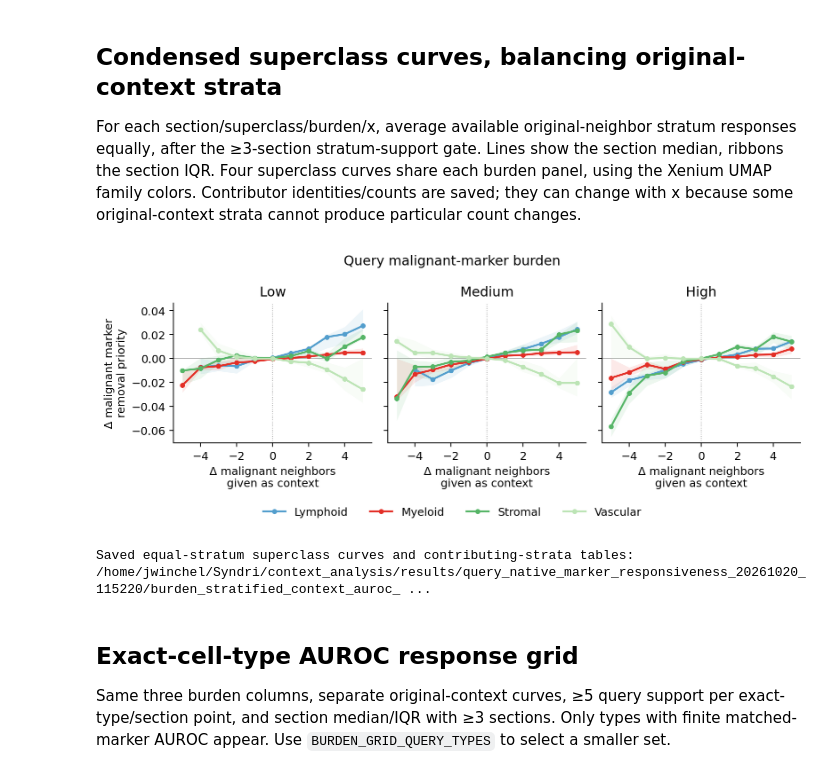
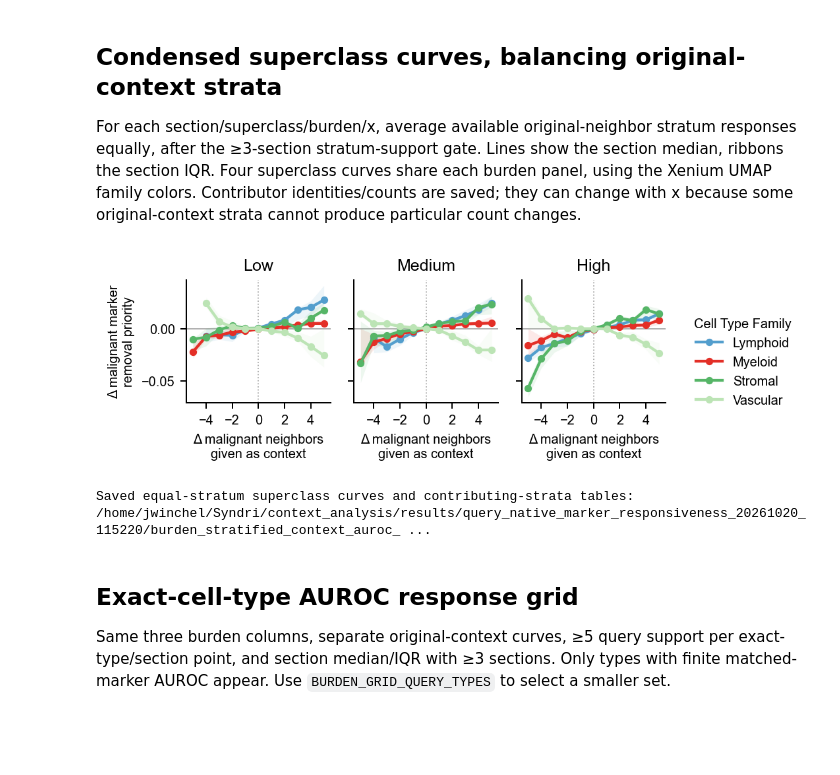
Before and after one commit to gkrieg/Syndri, a Jupyter notebook: context_analysis/ResponsivenessQueryNativeMarkers.ipynb, the cells around one changed output. Cells and saved outputs as stored; diff of their text form; code cells hidden in the pictures; blank space fills up the shorter version.

```diff
--- a/context_analysis/ResponsivenessQueryNativeMarkers.ipynb
+++ b/context_analysis/ResponsivenessQueryNativeMarkers.ipynb
@@ -14,6 +14,17 @@ import sys, json
 import numpy as np
 import pandas as pd
 import matplotlib.pyplot as plt
+import matplotlib.font_manager as fm
+import matplotlib as mpl
+
+# Path to where you saved the downloaded Arial file
+font_path = '/home/jwinchel/fonts/ARIAL.TTF'
+fm.fontManager.addfont(font_path)
+mpl.rcParams['svg.fonttype'] = 'none'
+# Set Arial globally
+plt.rcParams['font.family'] = 'Arial'
+REPO = Path('/home/jwinchel/Syndri')
+FIGURE_DIR = REPO / 'figures' / 'outputs'
 RUN = Path("/home/jwinchel/Syndri/context_analysis/results/query_native_marker_responsiveness_20261020_115220")
 SOURCE_RUN = Path("/home/jwinchel/Syndri/context_analysis/results/all_type_responsiveness_stratified300_20261019_162748")
 if str(RUN) not in sys.path:
@@ -355,42 +366,45 @@ combined_auroc_curves = combined_section_curves.groupby(combined_keys, observed=
     q25=("delta_marker_auroc", lambda s: s.quantile(.25)),
     q75=("delta_marker_auroc", lambda s: s.quantile(.75)),
     n_sections=("slice", "nunique"),
     min_original_context_strata=("n_original_context_strata", "min"),
     max_original_context_strata=("n_original_context_strata", "max")
 ).reset_index()
 assert combined_section_curves.n_original_context_strata.between(1, 3).all()
 combined_stratum_curves.to_csv(combined_auroc_out / "combined_family_auroc_stratum_support.csv", index=False)
 combined_section_curves.to_csv(combined_auroc_out / "combined_family_auroc_section_curves.csv", index=False)
 combined_auroc_curves.to_csv(combined_auroc_out / "combined_family_auroc_curves.csv", index=False)
-fig, axes = plt.subplots(1, 3, figsize=(9, 3.5), sharex=True, sharey=True, dpi=180)
+fig, axes = plt.subplots(1, 3, figsize=(5, 2), sharex=True, sharey=True, dpi=180)
 for ax, burden in zip(axes, ["low", "medium", "high"]):
     for family in COMBINED_AUROC_FAMILY_ORDER:
         current = combined_auroc_curves.loc[
             combined_auroc_curves.query_family.eq(family)
             & combined_auroc_curves.query_burden_quantile.eq(burden)
         ].set_index("delta_malignant_neighbors").reindex(range(-5, 6))
         current.loc[current.n_sections.fillna(0).lt(COMBINED_AUROC_MIN_SECTIONS), ["delta_marker_auroc", "q25", "q75"]] = np.nan
         ax.fill_between(current.index.to_numpy(), current.q25.to_numpy(float), current.q75.to_numpy(float),
                         color=COMBINED_AUROC_COLORS[family], alpha=.10, linewidth=0)
         ax.plot(current.index, current.delta_marker_auroc, marker="o", ms=3.5,
                 lw=1.7, color=COMBINED_AUROC_COLORS[family], label=family)
     ax.axhline(0, color=".65", lw=.7, zorder=0)
     ax.axvline(0, color=".65", lw=.7, ls=":", zorder=0)
-    ax.set_title(f"{burden.capitalize()}")
-    ax.set_xlabel("Δ malignant neighbors\ngiven as context")
+    ax.set_title(f"{burden.capitalize()}",fontsize=10)
+    ax.tick_params(axis='both',labelsize=8)
+    ax.set_xlabel("Δ malignant neighbors\ngiven as context",fontsize=8)
     ax.xaxis.set_major_locator(MaxNLocator(integer=True, nbins=6))
     ax.spines[["top", "right"]].set_visible(False)
-axes[0].set_ylabel("Δ malignant marker\nremoval priority")
-fig.suptitle("Query malignant-marker burden")
-fig.legend(*axes[0].get_legend_handles_labels(), loc="lower center", ncol=4,
-           frameon=False, bbox_to_anchor=(.5, .005))
-fig.tight_layout(rect=[0, .10, 1, 1])
+axes[0].set_ylabel("Δ malignant marker\nremoval priority",fontsize=8)
+# fig.suptitle("Query malignant-marker burden",fontsize=12)
+fig.legend(*axes[0].get_legend_handles_labels(), loc="lower center", ncol=1,
+           frameon=False, bbox_to_anchor=(1.1, .25),title='Cell Type Family',fontsize=8,title_fontsize=8)
+fig.tight_layout(rect=[0, 0, 1, 1])
 for suffix in ["png", "pdf"]:
     fig.savefig(combined_auroc_out / f"combined_superclass_burden_delta_auroc.{suffix}", bbox_inches="tight")
+    fig.savefig(FIGURE_DIR / 'SuppFigContext_burden.svg')
+
 plt.show()
 print("Saved equal-stratum superclass curves and contributing-strata tables:", combined_auroc_out)
 # %% [output]
-[figure, old version]
+[figure, new version]
 Saved equal-stratum superclass curves and contributing-strata tables: /home/jwinchel/Syndri/context_analysis/results/query_native_marker_responsiveness_20261020_115220/burden_stratified_context_auroc_ ...
 # %% [markdown]
 ## Exact-cell-type AUROC response grid
```
Also changed, not shown: parts of 10 cells of this notebook, 40 other files.
